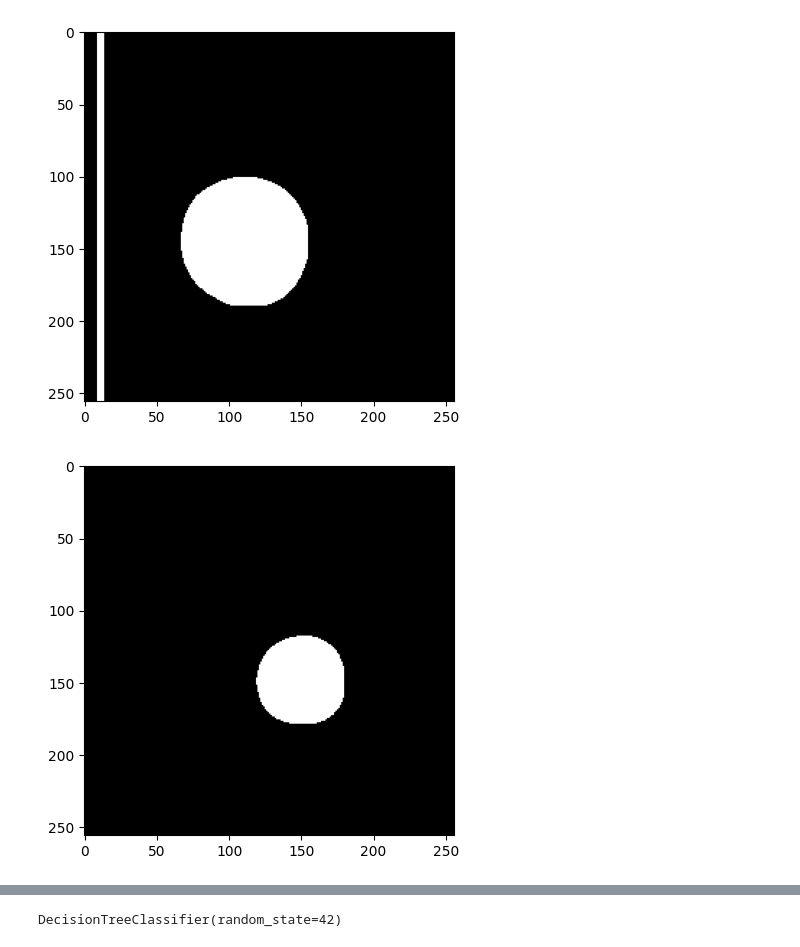
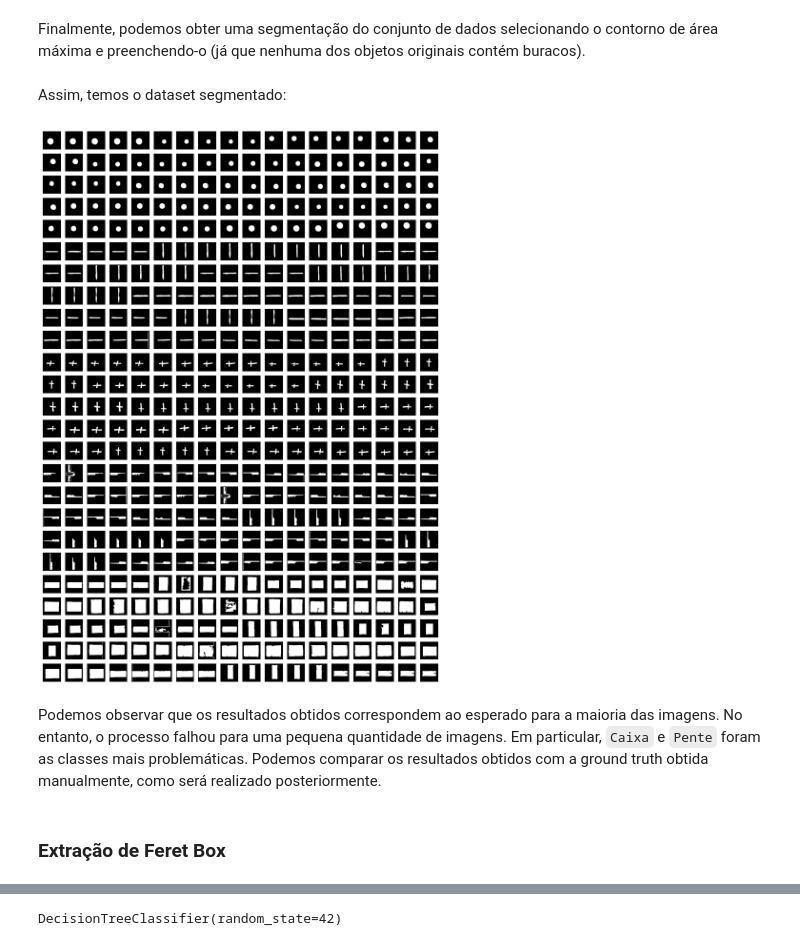
Before and after one commit to csrjr/mac0447EP, a Jupyter notebook: ImageClassifier/model.ipynb, the cells around one changed output, grey strips where cells are left out. Drawn from its saved outputs; the diff is of its cells as text; code cells hidden in the pictures.

Commit message:
Finish classifiier, add ground truth validation and add markdown to notebook.

```diff
--- a/ImageClassifier/model.ipynb
+++ b/ImageClassifier/model.ipynb
@@ -51,4 +137,4 @@ plt.show()
 bin_dataset = []
 for obj in normalized_dataset:
     _, thresh = cv2.threshold(cv2.GaussianBlur(obj.img, (11,11), 0), 0, 255, cv2.THRESH_BINARY+cv2.THRESH_OTSU)
-    bin_dataset.append(Object(obj.class_name, thresh))
+    bin_dataset.append(Object(obj.class_name, thresh, obj.fname))
@@ -60,6 +143,5 @@ plt.show()
 # %%
 edges_dataset = []
 for obj in bin_dataset:
-    # edges = cv2.Canny(obj.img,30,100)
     edges = cv2.Canny(cv2.GaussianBlur(obj.img, (3,3), 0), threshold1=255/3, threshold2=255)
-    edges_dataset.append(Object(obj.class_name, edges))
+    edges_dataset.append(Object(obj.class_name, edges, obj.fname))
@@ -81,15 +160,11 @@ for obj in edges_dataset:
     dilation = cv2.dilate(new_img, rect, iterations=2)
     closing = cv2.morphologyEx(dilation, cv2.MORPH_CLOSE, rect)
 
-    contour_dataset.append(Object(obj.class_name, closing))
+    contour_dataset.append(Object(obj.class_name, closing, obj.fname))
-# %%
-plt.imshow(contour_dataset[1].img, cmap='gray')
-plt.show()
-# %% [output]
-[figure, removed]
+# %% [markdown]
+Finalmente, podemos obter uma segmentação do conjunto de dados selecionando o contorno de área máxima e preenchendo-o (já que nenhuma dos objetos originais contém buracos).
 # %%
 seg_dataset = []
-objs_per_class = {}
 
 for obj in contour_dataset:
     new_img = np.zeros_like(obj.img)
@@ -98,10 +173,15 @@ for obj in contour_dataset:
     cnt = max(contour, key=cv2.contourArea)
     cv2.drawContours(new_img, [cnt], 0, 255, -1)
 
-    new_obj = Object(obj.class_name, new_img)
+    new_obj = Object(obj.class_name, new_img, obj.fname)
     seg_dataset.append((new_obj, cnt))
+# %% [markdown]
+Assim, temos o dataset segmentado:
 # %%
-plt.imshow(seg_dataset[5][0].img, cmap='gray')
-plt.show()
+mnist([obj[0].img for obj in seg_dataset], 5*5, 18, 64)
 # %% [output]
-[figure, old version]
+[figure, new version]
+# %% [markdown]
+Podemos observar que os resultados obtidos correspondem ao esperado para a maioria das imagens. No entanto, o processo falhou para uma pequena quantidade de imagens. Em particular, `Caixa` e `Pente` foram as classes mais problemáticas. Podemos comparar os resultados obtidos com a ground truth obtida manualmente, como será realizado posteriormente.
+# %% [markdown]
+### Extração de Feret Box
```
Also changed, not shown: parts of 74 cells of this notebook, 11 other files.
